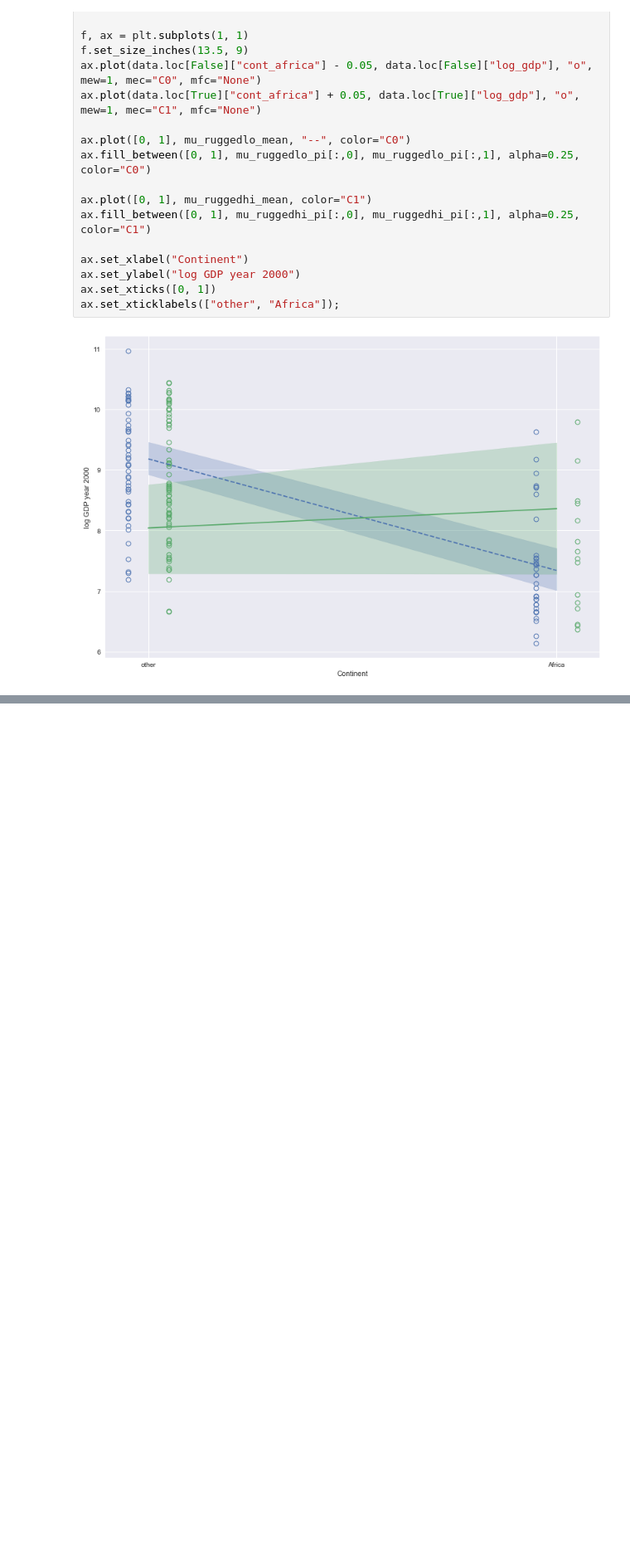
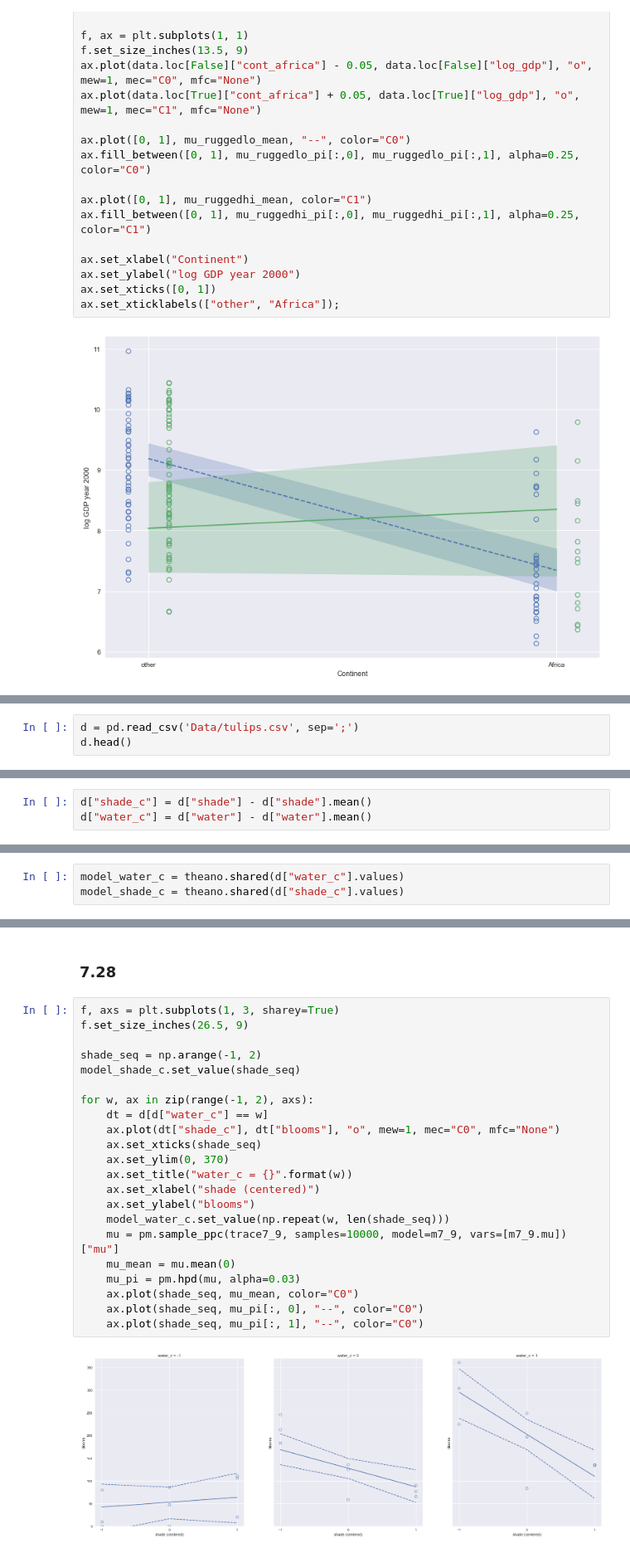
Before and after one commit to grinnbearit/statistical_rethinking, a Jupyter notebook: chapter_7.ipynb, the cells around one changed output, grey strips where cells are left out. Shown: that part at 83% size. Cells and saved outputs as stored; diff of their text form; blank space fills up the shorter version.

```diff
--- a/chapter_7.ipynb
+++ b/chapter_7.ipynb
@@ -320,0 +325,3 @@ ax.set_xticklabels(["other", "Africa"]);
+# %%
+d = pd.read_csv('Data/tulips.csv', sep=';')
+d.head()
@@ -320,0 +410,3 @@ ax.set_xticklabels(["other", "Africa"]);
+# %%
+d["shade_c"] = d["shade"] - d["shade"].mean()
+d["water_c"] = d["water"] - d["water"].mean()
@@ -320,0 +417,3 @@ ax.set_xticklabels(["other", "Africa"]);
+# %%
+model_water_c = theano.shared(d["water_c"].values)
+model_shade_c = theano.shared(d["shade_c"].values)
@@ -320,0 +490,26 @@ ax.set_xticklabels(["other", "Africa"]);
+# %% [markdown]
+### 7.28
+# %%
+f, axs = plt.subplots(1, 3, sharey=True)
+f.set_size_inches(26.5, 9)
+
+shade_seq = np.arange(-1, 2)
+model_shade_c.set_value(shade_seq)
+
+for w, ax in zip(range(-1, 2), axs):
+    dt = d[d["water_c"] == w]
+    ax.plot(dt["shade_c"], dt["blooms"], "o", mew=1, mec="C0", mfc="None")
+    ax.set_xticks(shade_seq)
+    ax.set_ylim(0, 370)
+    ax.set_title("water_c = {}".format(w))
+    ax.set_xlabel("shade (centered)")
+    ax.set_ylabel("blooms")
+    model_water_c.set_value(np.repeat(w, len(shade_seq)))
+    mu = pm.sample_ppc(trace7_9, samples=10000, model=m7_9, vars=[m7_9.mu])["mu"]
+    mu_mean = mu.mean(0)
+    mu_pi = pm.hpd(mu, alpha=0.03)
+    ax.plot(shade_seq, mu_mean, color="C0")
+    ax.plot(shade_seq, mu_pi[:, 0], "--", color="C0")
+    ax.plot(shade_seq, mu_pi[:, 1], "--", color="C0")
+# %% [output]
+[figure, added]
```
Also changed, not shown: parts of 27 cells of this notebook, 1 other file.
